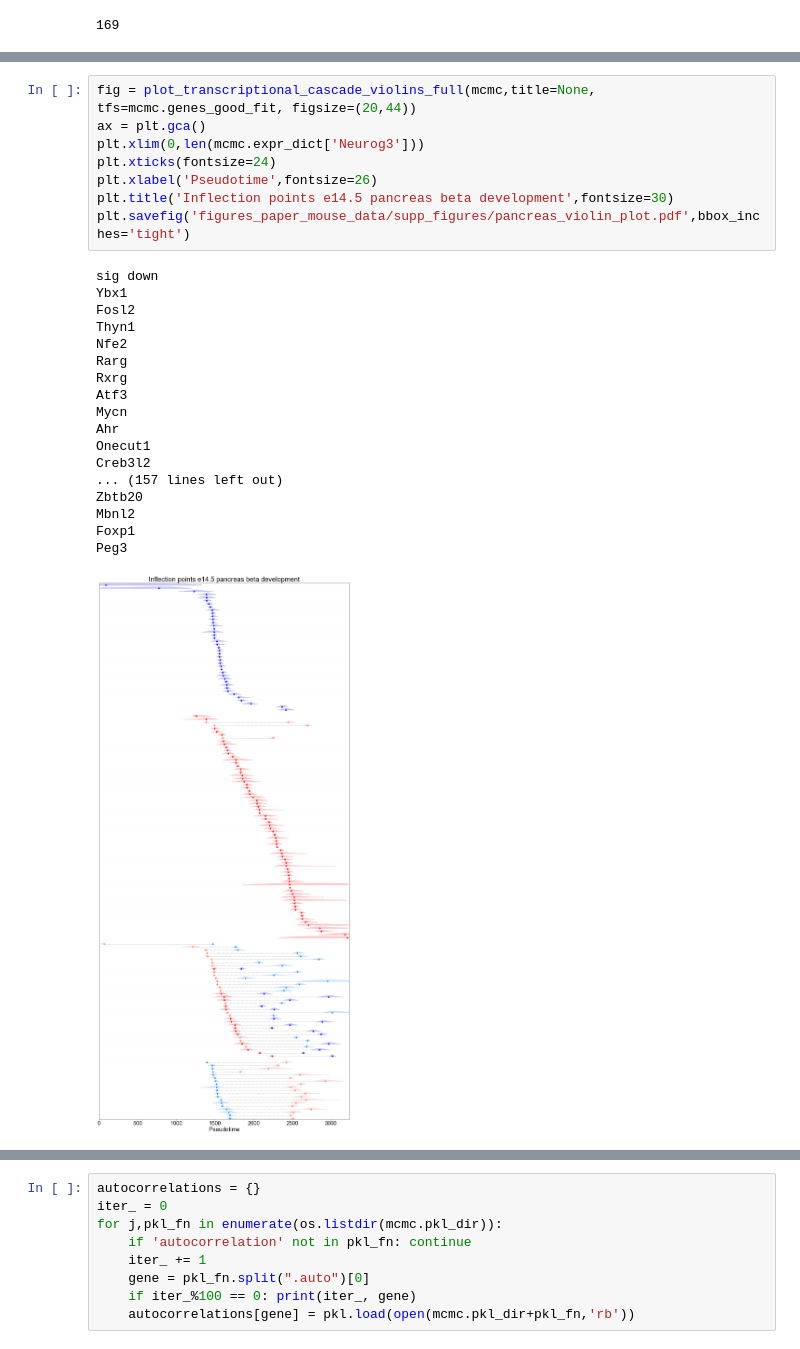
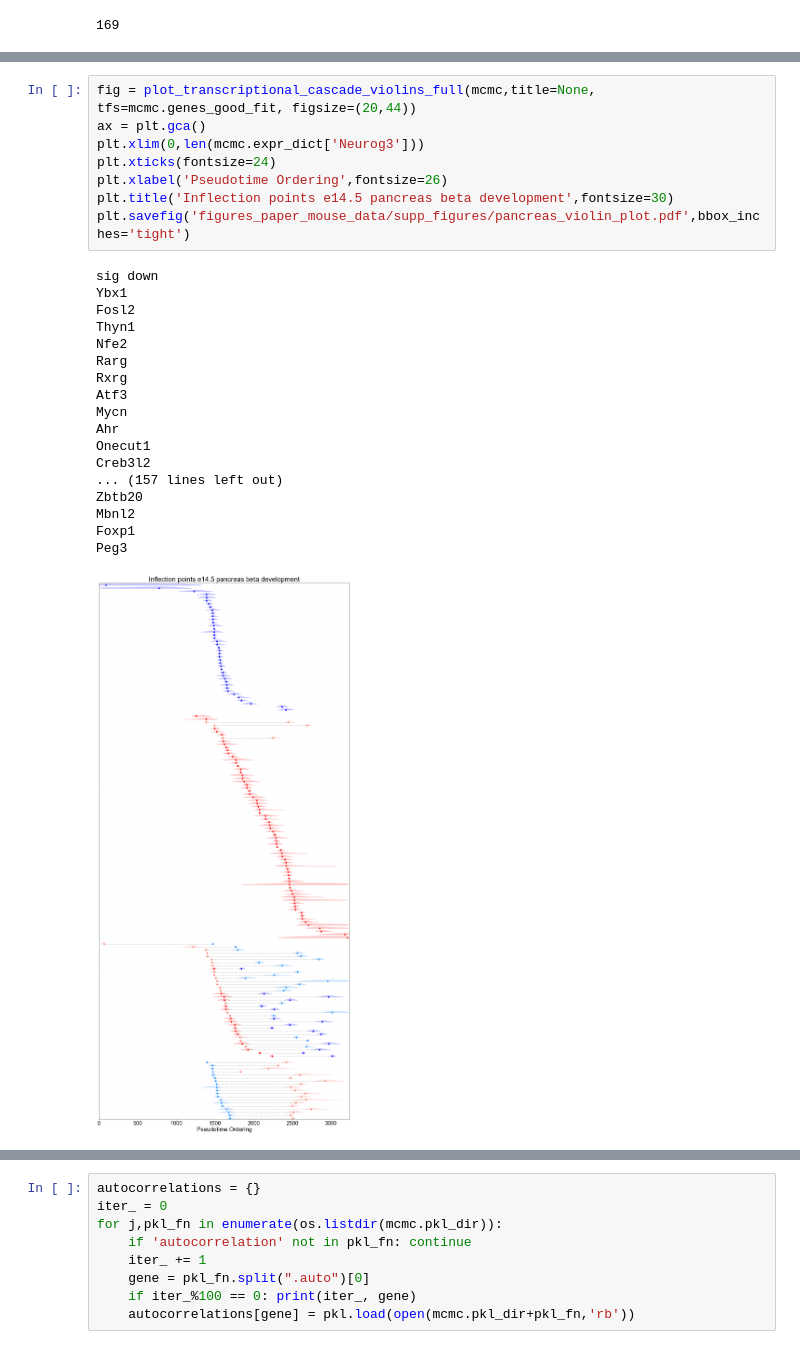
Before and after one commit to daniel-rosebrock/transcriptional_cascades, a Jupyter notebook: load_mcmc_run_full-e14_5_pancreas_beta.ipynb, the cells around one changed output, grey strips where cells are left out. Saved outputs shown, nothing was run; the diff lists cells and outputs as text.

```diff
--- a/load_mcmc_run_full-e14_5_pancreas_beta.ipynb
+++ b/load_mcmc_run_full-e14_5_pancreas_beta.ipynb
@@ -130,30 +130,30 @@ Peg3
 # %%
 fig = plot_transcriptional_cascade_violins_full(mcmc,title=None, tfs=mcmc.genes_good_fit, figsize=(20,44))
 ax = plt.gca()
 plt.xlim(0,len(mcmc.expr_dict['Neurog3']))
 plt.xticks(fontsize=24)
-plt.xlabel('Pseudotime',fontsize=26)
+plt.xlabel('Pseudotime Ordering',fontsize=26)
 plt.title('Inflection points e14.5 pancreas beta development',fontsize=30)
 plt.savefig('figures_paper_mouse_data/supp_figures/pancreas_violin_plot.pdf',bbox_inches='tight')
 # %% [output]
 sig down
 Ybx1
 Fosl2
 Thyn1
 Nfe2
 Rarg
 Rxrg
 Atf3
 Mycn
 Ahr
 Onecut1
 Creb3l2
 ... (157 lines left out)
 Zbtb20
 Mbnl2
 Foxp1
 Peg3
-[figure, old version]
+[figure, new version]
 # %%
 fig = plot_transcriptional_cascade(mcmc,title=None, figsize=(30,50), tfs=mcmc.genes_good_fit,xlim=(0,3300))
 ax = plt.gca()
```
Also changed, not shown: parts of 5 cells of this notebook.
